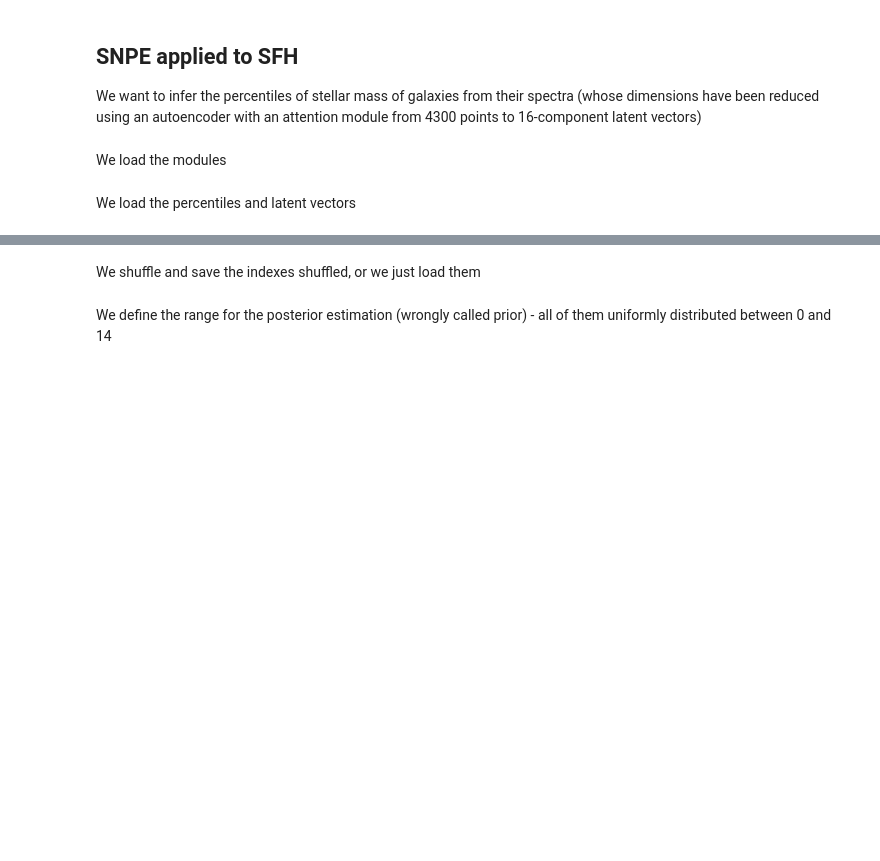
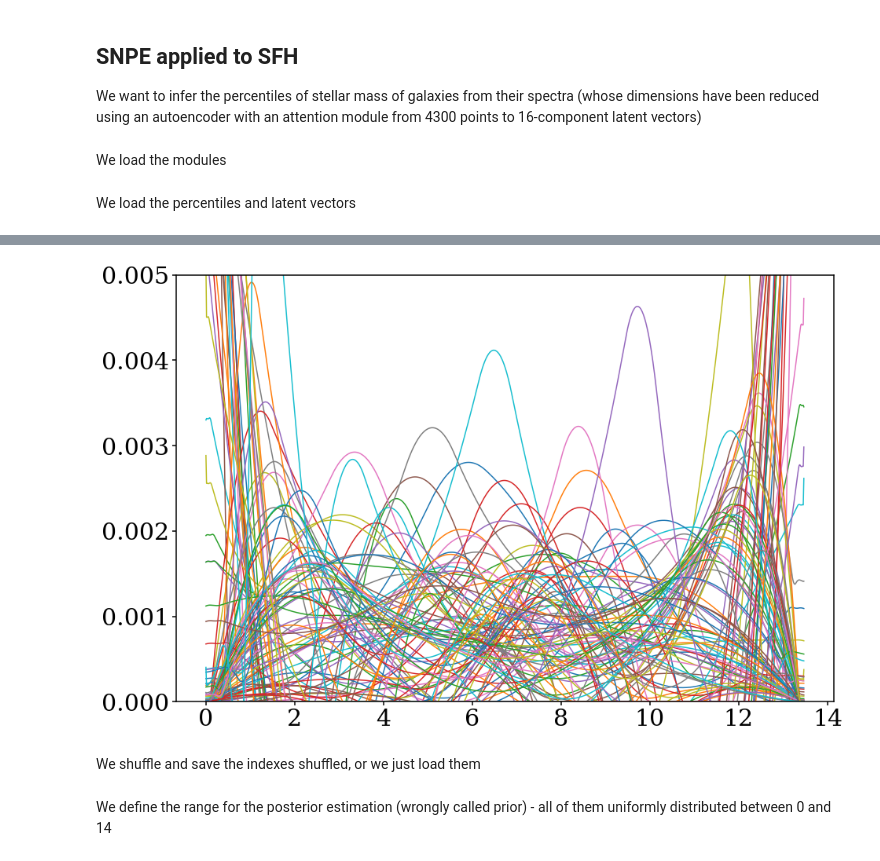
Before and after one commit to patriglesias/SBI_SFHs, a Jupyter notebook: observations/posterior_estimation.ipynb, the cells around one changed output, grey strips where cells are left out. Cells and saved outputs as stored; diff of their text form; code cells hidden in the pictures; blank space fills up the shorter version.

```diff
--- a/observations/posterior_estimation.ipynb
+++ b/observations/posterior_estimation.ipynb
@@ -75,3 +75,13 @@ plt.show()
+# %%
+ms=np.load('../../seds_large/obs/ms.npy')
+t=np.load('./saved_input/t.npy')
+
+for i in range(100):
+    plt.plot(t,ms[0][i])
+plt.ylim(0,0.005)
+plt.show()
+# %% [output]
+[figure, added]
 # %% [markdown]
 We shuffle and save the indexes shuffled, or we just load them
 # %%
```
Also changed, not shown: parts of 1 cell of this notebook, 34 other files.
